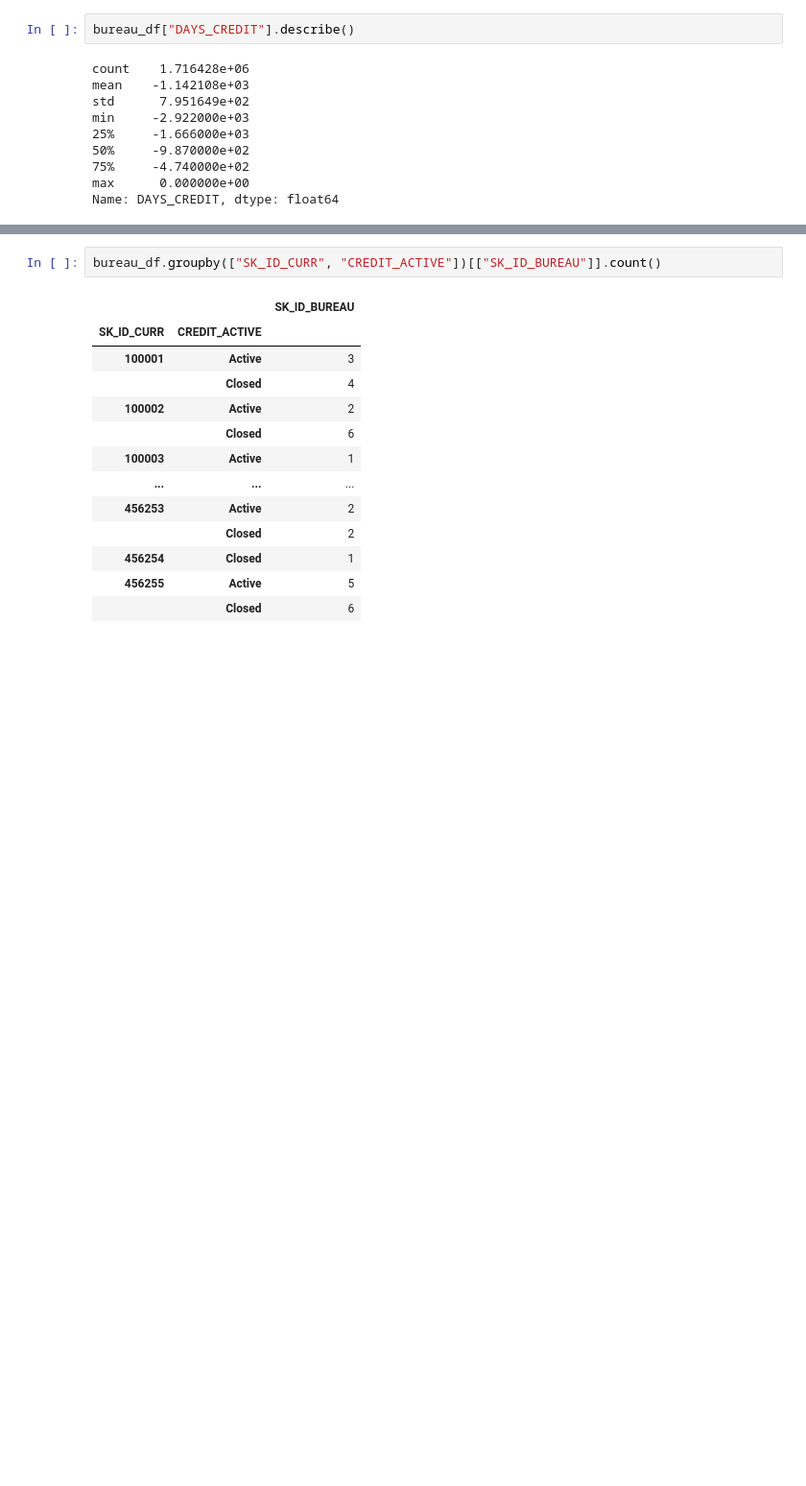
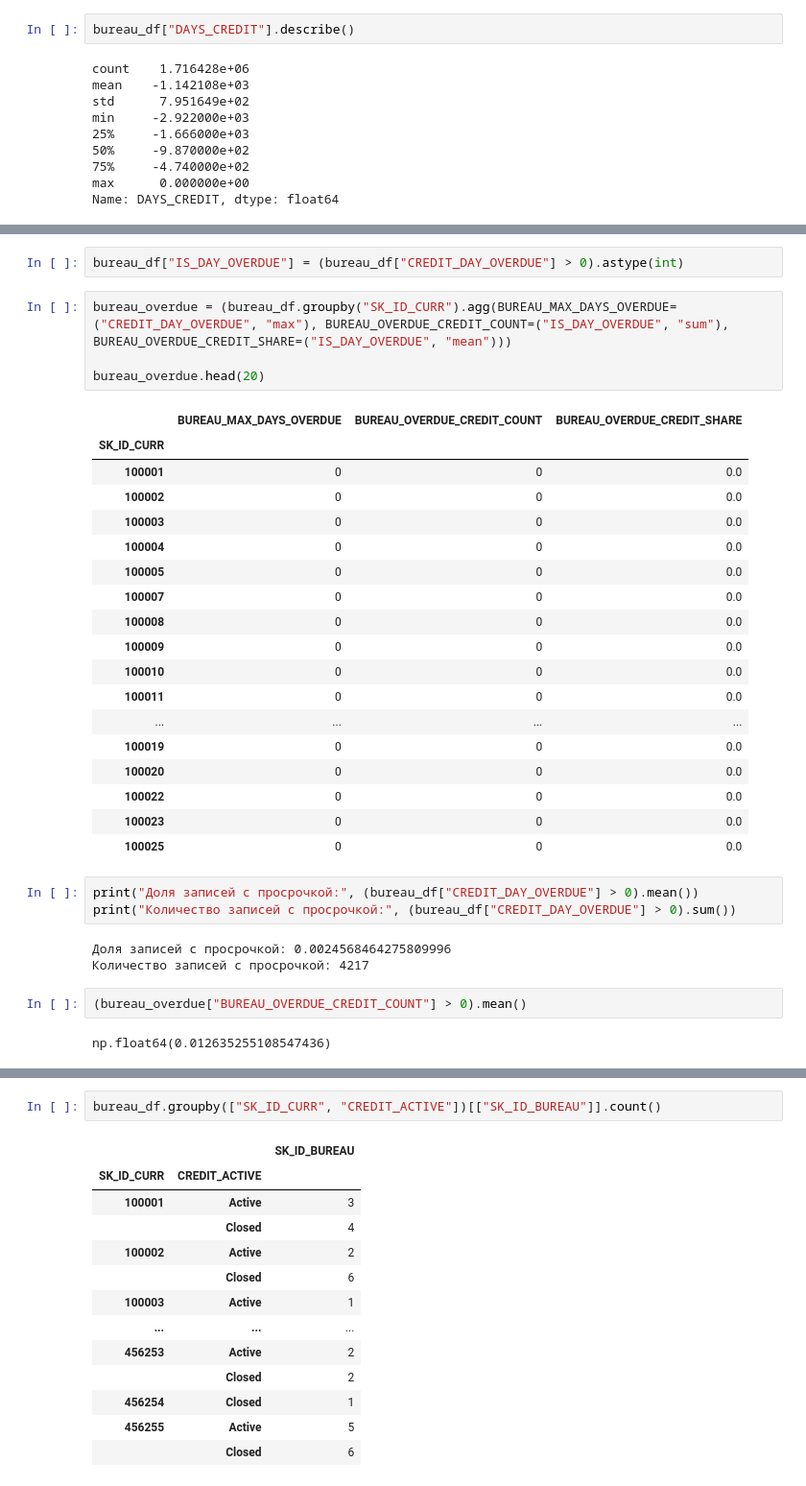
Before and after one commit to USL99/home-credit-default-risk, a Jupyter notebook: notebooks/03_feature_engineering.ipynb, the cells around one changed output, grey strips where cells are left out. Shown at 96% size. Cells and saved outputs as stored; diff of their text form; blank space fills up the shorter version.

```diff
--- a/notebooks/03_feature_engineering.ipynb
+++ b/notebooks/03_feature_engineering.ipynb
@@ -110,0 +162,35 @@ Name: DAYS_CREDIT, dtype: float64
+# %%
+bureau_df["IS_DAY_OVERDUE"] = (bureau_df["CREDIT_DAY_OVERDUE"] > 0).astype(int)
+# %%
+bureau_overdue = (bureau_df.groupby("SK_ID_CURR").agg(BUREAU_MAX_DAYS_OVERDUE=("CREDIT_DAY_OVERDUE", "max"), BUREAU_OVERDUE_CREDIT_COUNT=("IS_DAY_OVERDUE", "sum"), BUREAU_OVERDUE_CREDIT_SHARE=("IS_DAY_OVERDUE", "mean")))
+
+bureau_overdue.head(20)
+# %% [output]
+|  | BUREAU_MAX_DAYS_OVERDUE | BUREAU_OVERDUE_CREDIT_COUNT | BUREAU_OVERDUE_CREDIT_SHARE |
+| SK_ID_CURR |  |  |  |
+| 100001 | 0 | 0 | 0.0 |
+| 100002 | 0 | 0 | 0.0 |
+| 100003 | 0 | 0 | 0.0 |
+| 100004 | 0 | 0 | 0.0 |
+| 100005 | 0 | 0 | 0.0 |
+| 100007 | 0 | 0 | 0.0 |
+| 100008 | 0 | 0 | 0.0 |
+| 100009 | 0 | 0 | 0.0 |
+| 100010 | 0 | 0 | 0.0 |
+| 100011 | 0 | 0 | 0.0 |
+| ... | ... | ... | ... |
+| 100019 | 0 | 0 | 0.0 |
+| 100020 | 0 | 0 | 0.0 |
+| 100022 | 0 | 0 | 0.0 |
+| 100023 | 0 | 0 | 0.0 |
+| 100025 | 0 | 0 | 0.0 |
+# %%
+print("Доля записей с просрочкой:", (bureau_df["CREDIT_DAY_OVERDUE"] > 0).mean())
+print("Количество записей с просрочкой:", (bureau_df["CREDIT_DAY_OVERDUE"] > 0).sum())
+# %% [output]
+Доля записей с просрочкой: 0.0024568464275809996
+Количество записей с просрочкой: 4217
+# %%
+(bureau_overdue["BUREAU_OVERDUE_CREDIT_COUNT"] > 0).mean()
+# %% [output]
+np.float64(0.012635255108547436)
```
Also changed, not shown: parts of 9 cells of this notebook.
